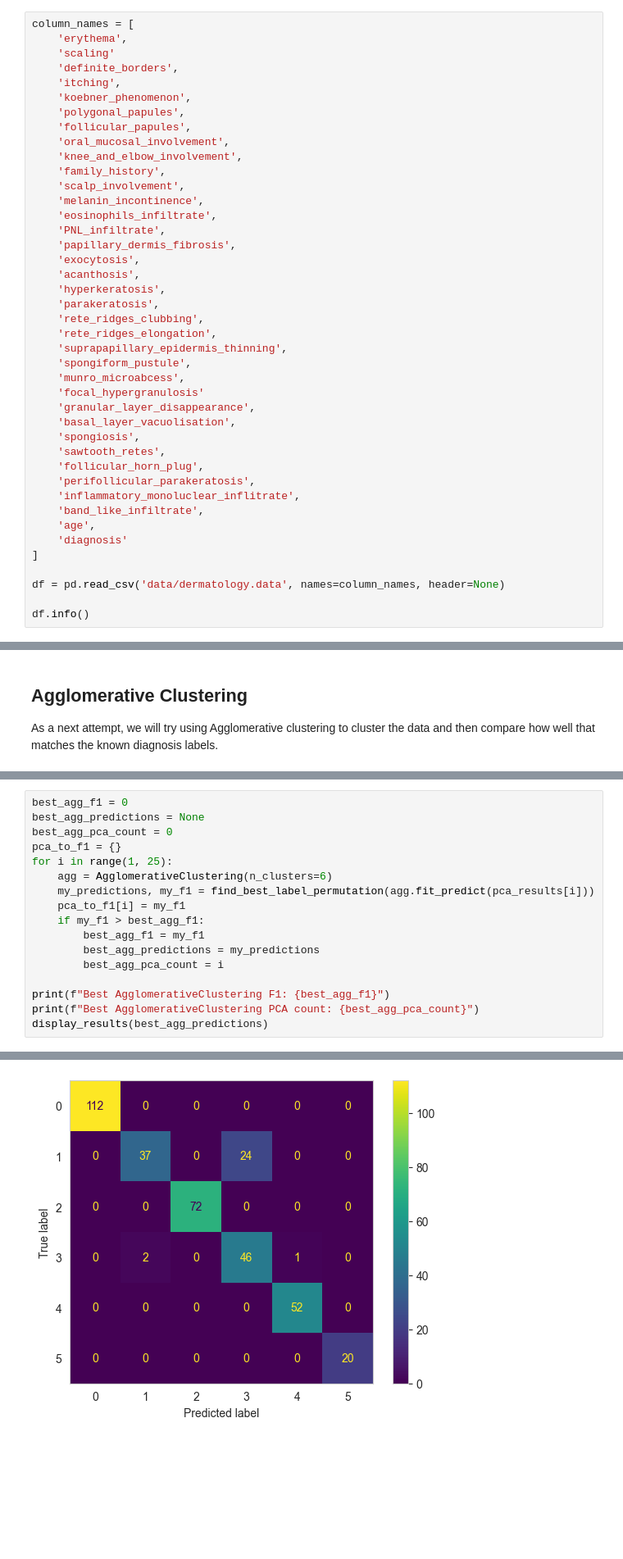
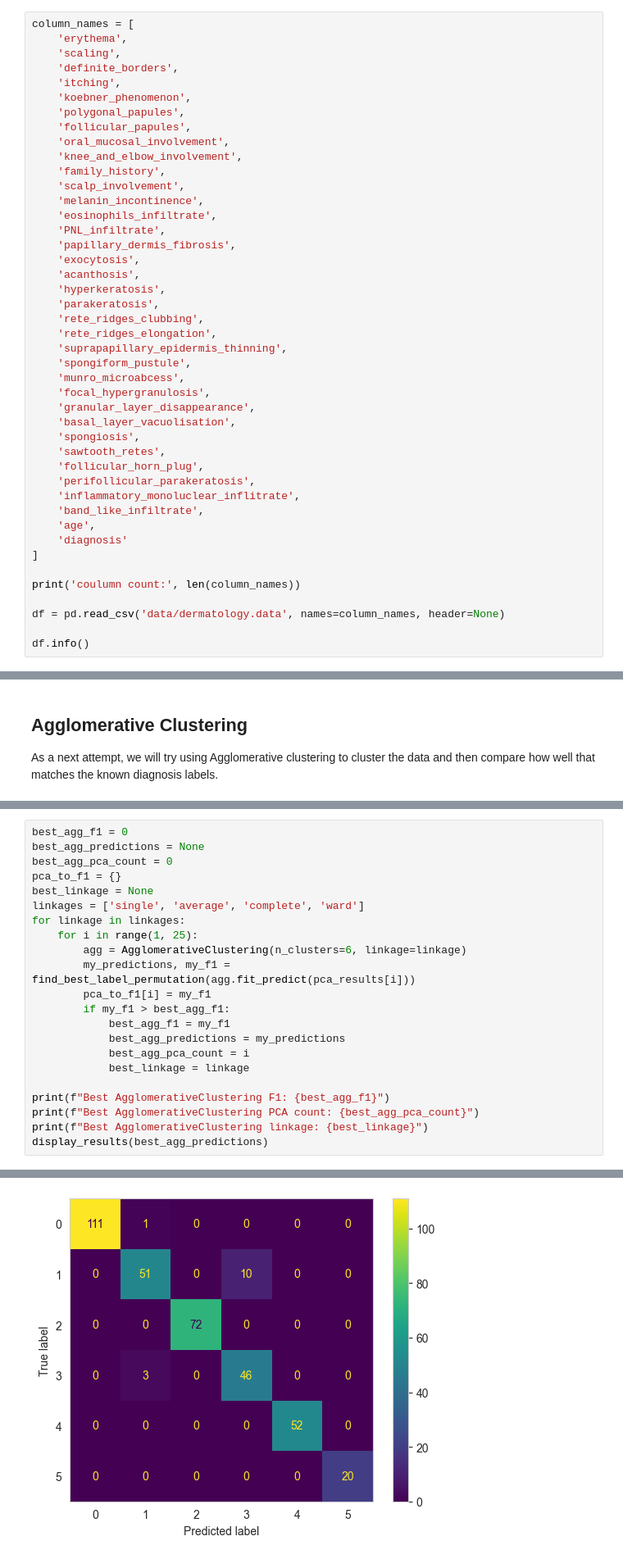
Before and after one commit to seanpritchard94/dermatology, a Jupyter notebook: dermatology.ipynb, the cells around one changed output, grey strips where cells are left out. Shown at 82% size. Drawn from its saved outputs; the diff is of its cells as text; blank space fills up the shorter version.

```diff
--- a/dermatology.ipynb
+++ b/dermatology.ipynb
@@ -60,7 +63,7 @@ The first step will be to load the data from its raw form and clean it. The orig
 # %%
 column_names = [
     'erythema',
-    'scaling'
+    'scaling',
     'definite_borders',
     'itching',
     'koebner_phenomenon',
@@ -83,7 +86,7 @@ column_names = [
     'suprapapillary_epidermis_thinning',
     'spongiform_pustule',
     'munro_microabcess',
-    'focal_hypergranulosis'
+    'focal_hypergranulosis',
     'granular_layer_disappearance',
     'basal_layer_vacuolisation',
     'spongiosis',
@@ -96,6 +99,8 @@ column_names = [
     'diagnosis'
 ]
 
+print('coulumn count:', len(column_names))
+
 df = pd.read_csv('data/dermatology.data', names=column_names, header=None)
 
 df.info()
@@ -490,16 +518,21 @@ best_agg_f1 = 0
 best_agg_predictions = None
 best_agg_pca_count = 0
 pca_to_f1 = {}
-for i in range(1, 25):
-    agg = AgglomerativeClustering(n_clusters=6)
-    my_predictions, my_f1 = find_best_label_permutation(agg.fit_predict(pca_results[i]))
-    pca_to_f1[i] = my_f1
-    if my_f1 > best_agg_f1:
-        best_agg_f1 = my_f1
-        best_agg_predictions = my_predictions
-        best_agg_pca_count = i
+best_linkage = None
+linkages = ['single', 'average', 'complete', 'ward']
+for linkage in linkages:
+    for i in range(1, 25):
+        agg = AgglomerativeClustering(n_clusters=6, linkage=linkage)
+        my_predictions, my_f1 = find_best_label_permutation(agg.fit_predict(pca_results[i]))
+        pca_to_f1[i] = my_f1
+        if my_f1 > best_agg_f1:
+            best_agg_f1 = my_f1
+            best_agg_predictions = my_predictions
+            best_agg_pca_count = i
+            best_linkage = linkage
 
 print(f"Best AgglomerativeClustering F1: {best_agg_f1}")
 print(f"Best AgglomerativeClustering PCA count: {best_agg_pca_count}")
+print(f"Best AgglomerativeClustering linkage: {best_linkage}")
 display_results(best_agg_predictions)
 # %% [output]
@@ -520,4 +554,4 @@ weighted avg       0.94      0.93      0.92       366
-[figure, old version]
+[figure, new version]
 # %%
 plt.figure(figsize=(6, 6))
 pca_keys = list(pca_to_f1.keys())
```
Also changed, not shown: parts of 39 cells of this notebook.
